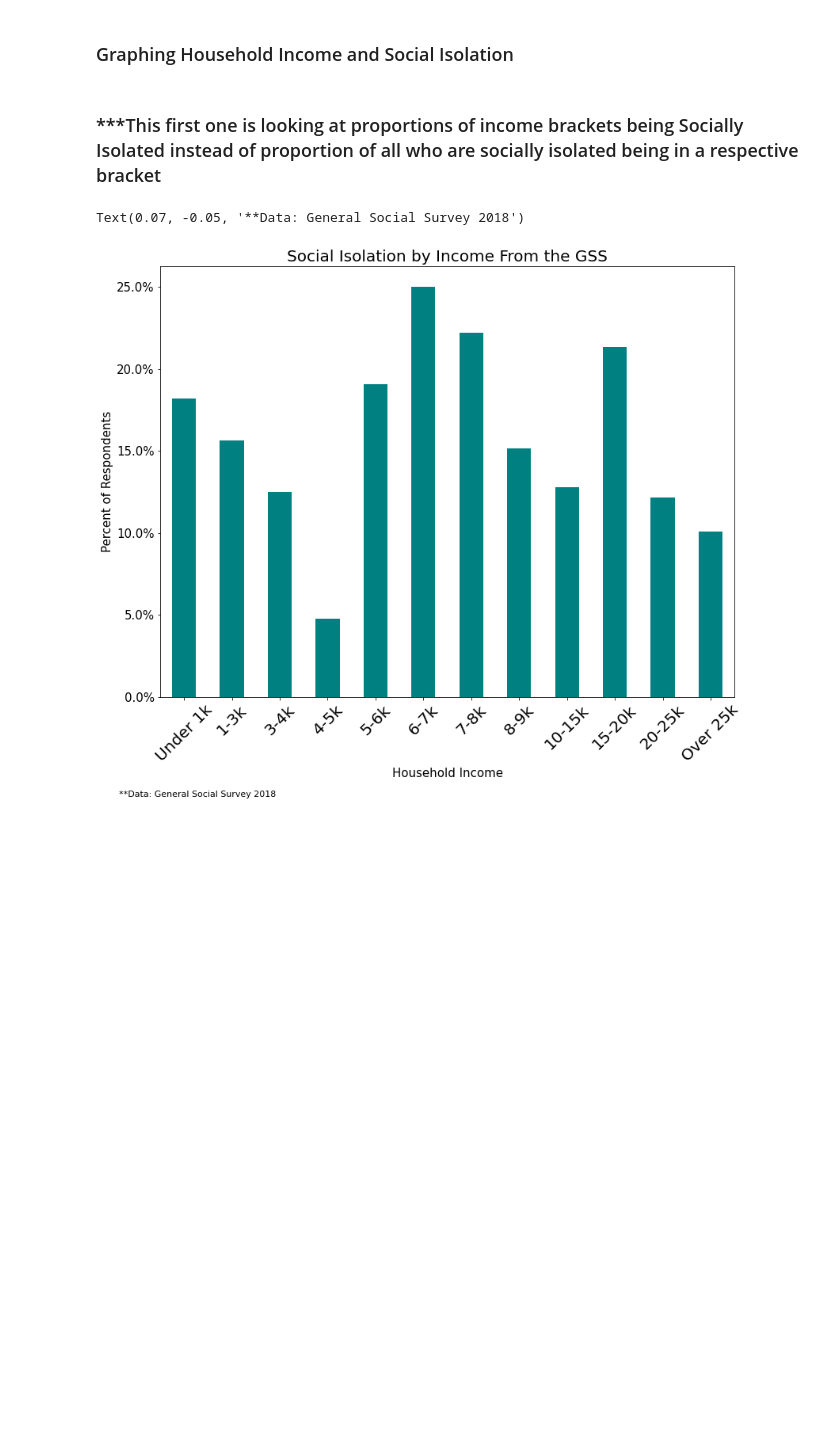
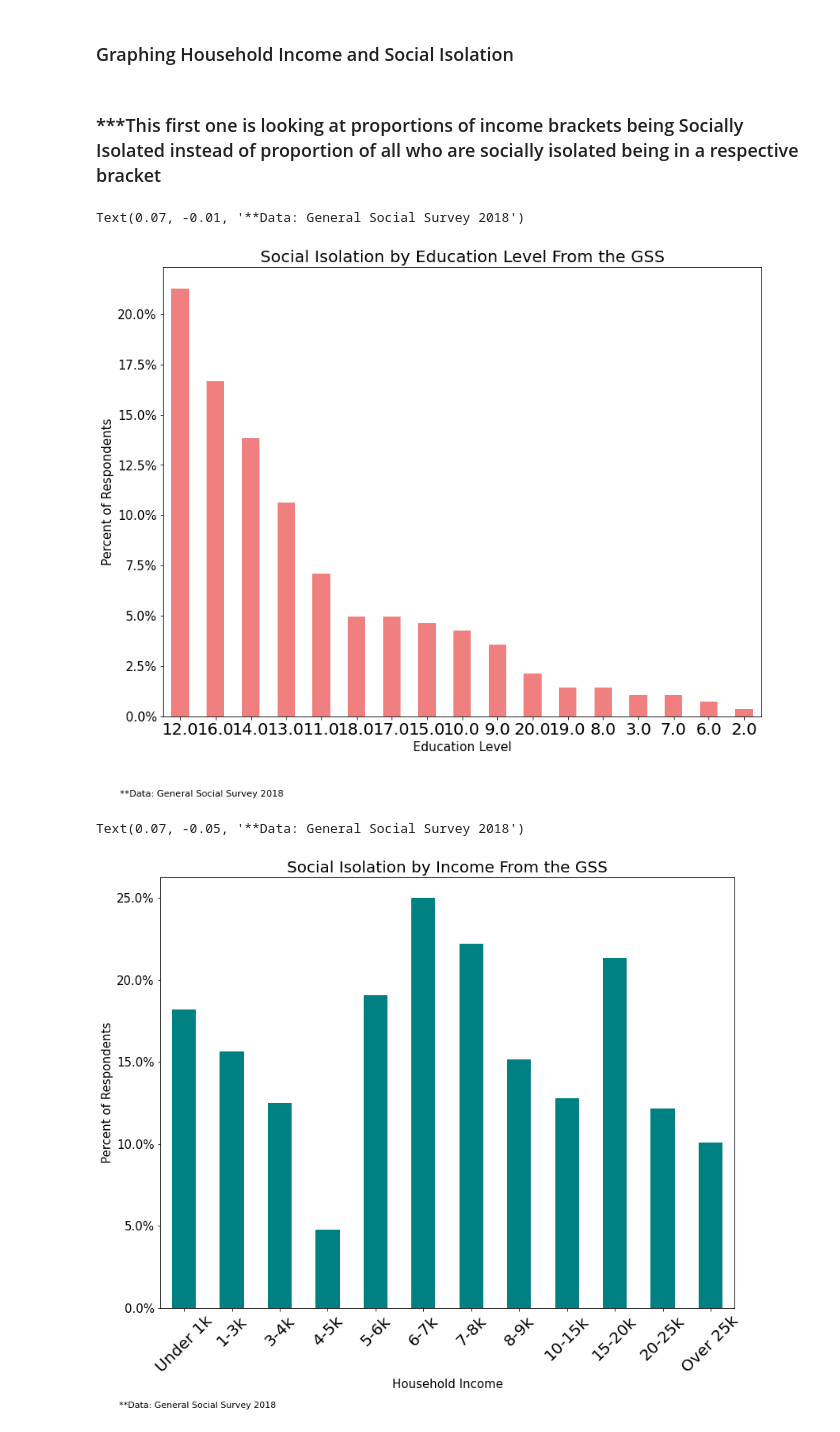
Before and after one commit to matthewasloan95/social-isolation-transportation, a Jupyter notebook: gss18_nb.ipynb, the cells around one changed output. Saved outputs shown, nothing was run; the diff lists cells and outputs as text; code cells hidden in the pictures; blank space fills up the shorter version.

```diff
--- a/gss18_nb.ipynb
+++ b/gss18_nb.ipynb
@@ -81,6 +81,21 @@ Text(0.07, -0.01, '**Data: General Social Survey 2018')
 ### Graphing Household Income and Social Isolation
 # %% [markdown]
 ### ***This first one is looking at proportions of income brackets being Socially Isolated instead of proportion of all who are socially isolated being in a respective bracket
+# %%
+plt.figure(figsize=(20,100))
+ax = df[df['is_si']==1]['EDUC'].value_counts(normalize=True).plot.bar(figsize=(13,10),rot=0,color=['lightcoral'])
+
+plt.title('Social Isolation by Education Level From the GSS', fontsize=20)
+plt.ylabel('Percent of Respondents',fontsize=15)
+plt.xlabel('Education Level',fontsize=15)
+ax.tick_params(axis='y',labelsize=15)
+ax.tick_params(axis='x', labelsize=20,rotation=0)
+#ax.set_xticklabels(['18-29','30-44','45-59','60-89'])
+ax.set_yticklabels(['{:,.1%}'.format(x) for x in ax.get_yticks()])
+plt.figtext(0.07, -0.01,'**Data: General Social Survey 2018',fontsize=11)
+# %% [output]
+Text(0.07, -0.01, '**Data: General Social Survey 2018')
+[figure, added]
 # %%
 plt.figure(figsize=(20,100))
 ax = df.groupby('RINCOME')['is_si'].describe()['mean'].plot.bar(figsize=(13,10),rot=0,color=['teal'])
```
Also changed, not shown: parts of 6 cells of this notebook, 2 other files.
